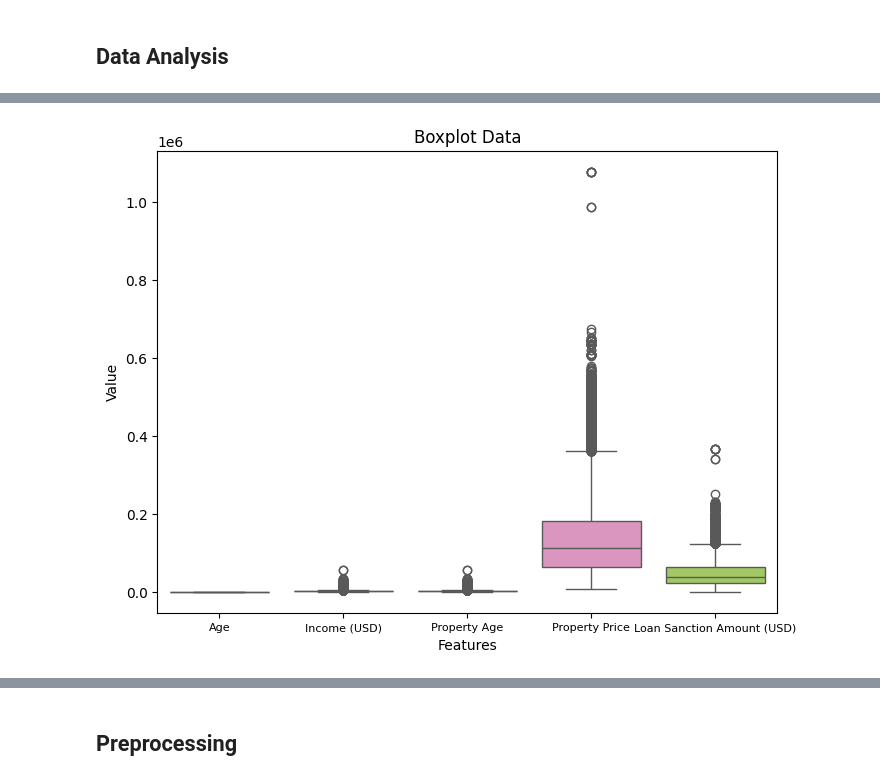
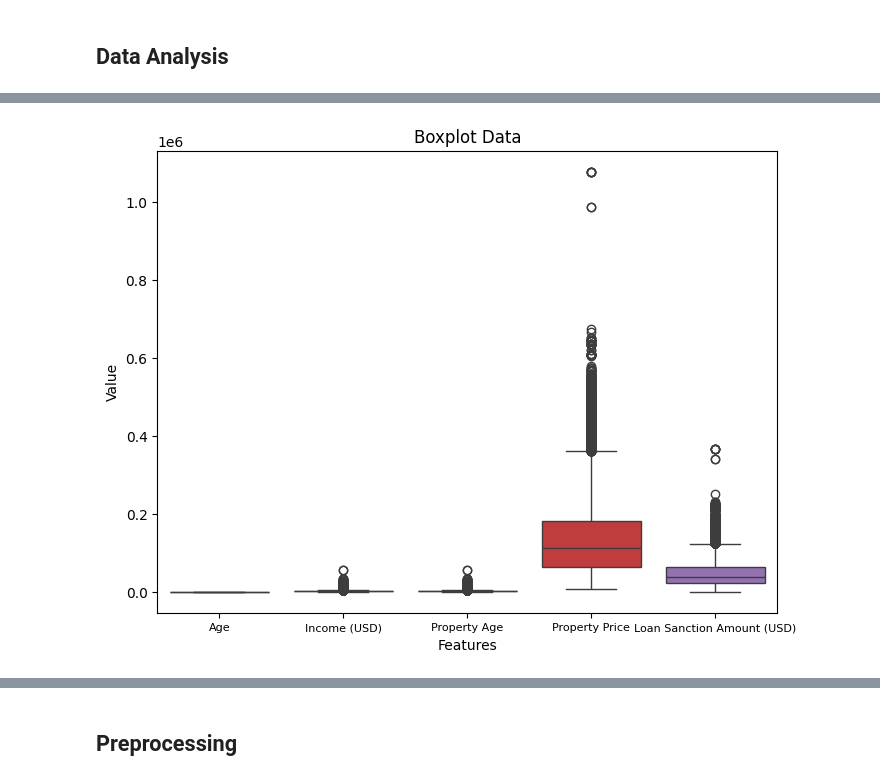
Before and after one commit to DungQuanPhung/Main, a Jupyter notebook: Homework_form.ipynb, the cells around one changed output, grey strips where cells are left out. Cells and saved outputs as stored; diff of their text form; code cells hidden in the pictures.

```diff
--- a/Homework_form.ipynb
+++ b/Homework_form.ipynb
@@ -80,20 +88,18 @@ array([[<Axes: title={'center': 'Age'}>,
 # %%
-# Data analysis
-# Todo: analyze your data here
 # Boxplot outliers
 import matplotlib.pyplot as plt
 import seaborn as sns
 
 plt.figure(figsize=(8, 6))
-sns.boxplot(data=df.select_dtypes(include='number'), palette="Set2")  # Replace with the numerical column you want to analyze
+sns.boxplot(data=df.select_dtypes(include='number'))
 plt.title('Boxplot Data')
 plt.xlabel('Features')
 plt.ylabel('Value')
 plt.xticks(fontsize=8)
 plt.grid(False)
 plt.show()
 # %% [output]
-[figure, old version]
+[figure, new version]
 # %%
 # Remove outliers using IQR method
 def remove_outliers_iqr(df, column):
```
Also changed, not shown: parts of 22 cells of this notebook.
